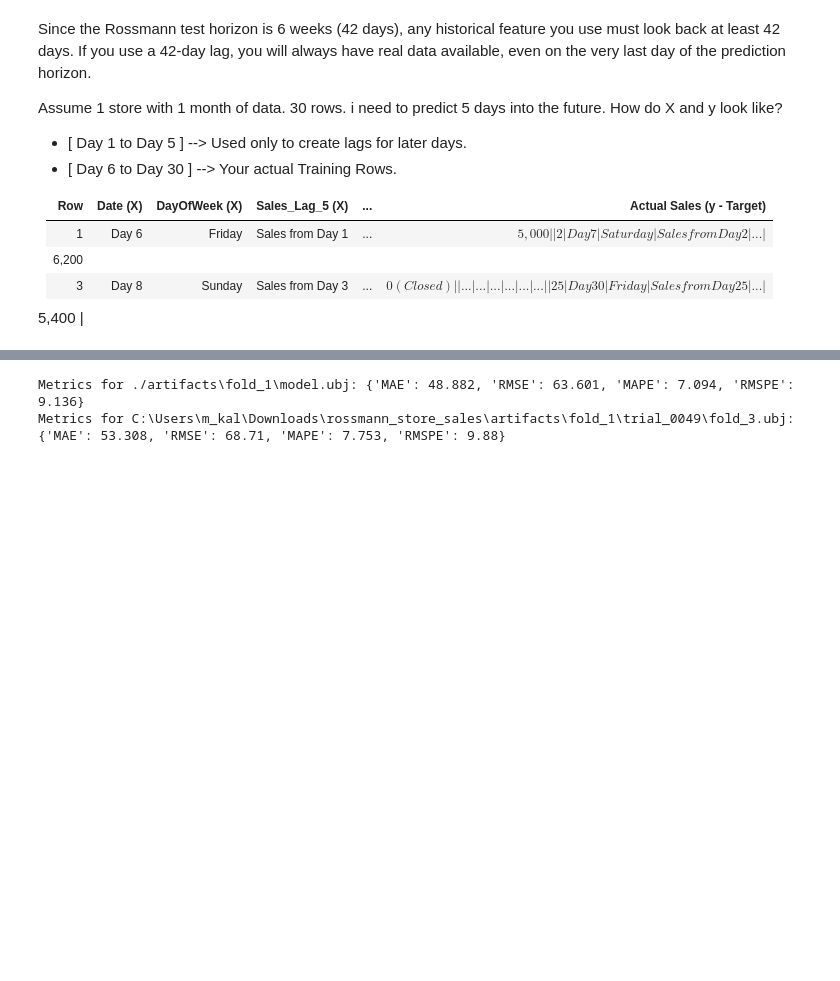
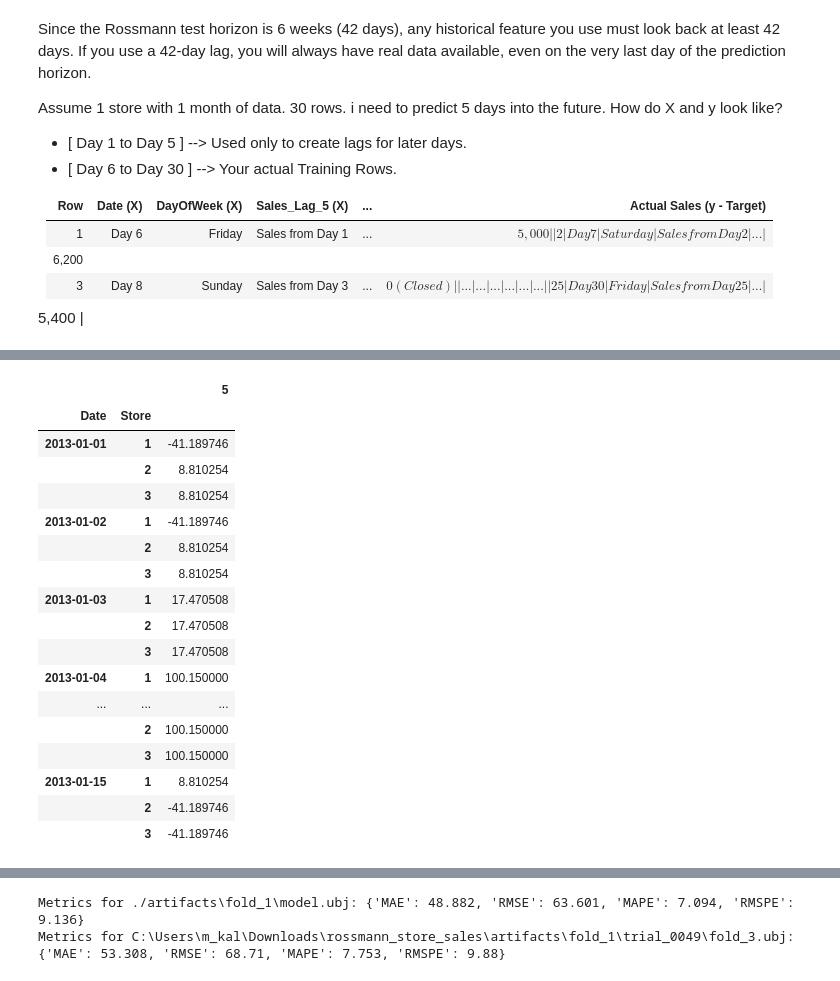
Before and after one commit to Miltos-90/Rossmann_Store_Sales_Forecasting, a Jupyter notebook: test_pipeline.ipynb, the cells around one changed output, grey strips where cells are left out. Drawn from its saved outputs; the diff is of its cells as text; code cells hidden in the pictures; blank space fills up the shorter version.

```diff
--- a/test_pipeline.ipynb
+++ b/test_pipeline.ipynb
@@ -147,0 +167,21 @@ X = make_features(df_processed, lags, rolling_windows, diffs)
+# %%
+make_targets(df_processed['Sales'], FORECAST_HORIZON).head(45)
+# %% [output]
+|  |  | 5 |
+| Date | Store |  |
+| 2013-01-01 | 1 | -41.189746 |
+|  | 2 | 8.810254 |
+|  | 3 | 8.810254 |
+| 2013-01-02 | 1 | -41.189746 |
+|  | 2 | 8.810254 |
+|  | 3 | 8.810254 |
+| 2013-01-03 | 1 | 17.470508 |
+|  | 2 | 17.470508 |
+|  | 3 | 17.470508 |
+| 2013-01-04 | 1 | 100.150000 |
+| ... | ... | ... |
+|  | 2 | 100.150000 |
+|  | 3 | 100.150000 |
+| 2013-01-15 | 1 | 8.810254 |
+|  | 2 | -41.189746 |
+|  | 3 | -41.189746 |
```
Also changed, not shown: parts of 4 cells of this notebook, 2 other files.
